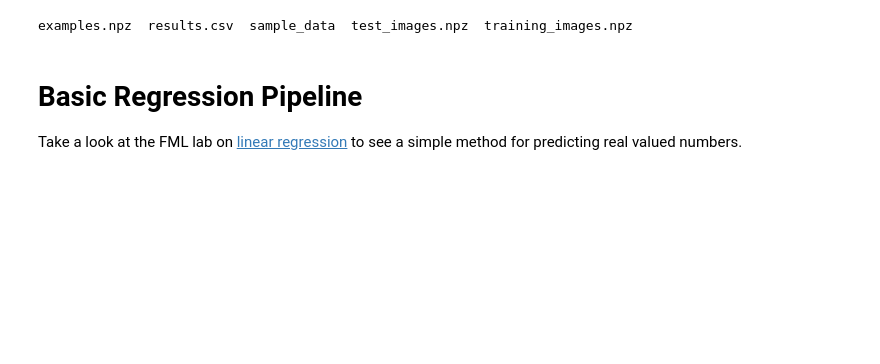
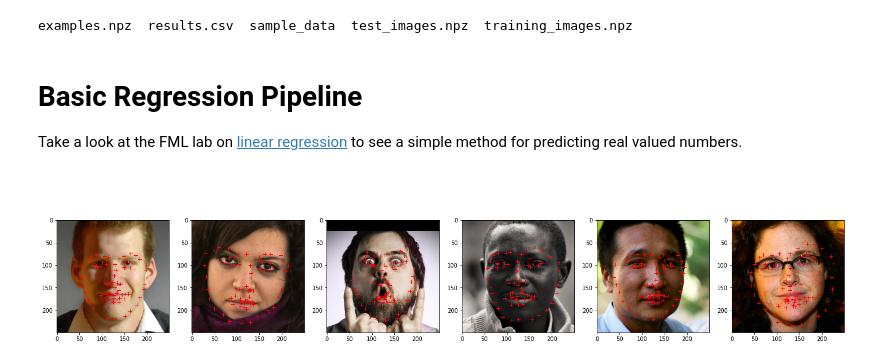
Before and after one commit to LordLean/Computer-Vision, a Jupyter notebook: CV_Labs/CV_183708.ipynb, the cells around one changed output. Saved outputs shown, nothing was run; the diff lists cells and outputs as text; code cells hidden in the pictures; blank space fills up the shorter version.

```diff
--- a/CV_Labs/CV_183708.ipynb
+++ b/CV_Labs/CV_183708.ipynb
@@ -610,14 +785,14 @@ from tensorflow.keras.layers import Dense, Dropout, Activation, Flatten, Conv2D,
 norm_train_images = train_images/255
 # Train Test split
 X_train = norm_train_images[:-500]
-X_test = norm_train_images[:500]
+X_test = norm_train_images[-500:]
 
 # Norm y
 y = train_pts/250
 y = np.reshape(y,(-1,136))
 # Train Test split
 y_train = y[:-500]
-y_test = y[:500]
+y_test = y[-500:]
 
 
 
@@ -654,8 +829,33 @@ for i in range(2):
 
 
 # 14.9941595471739
-euc_mean = np.zeros((1,500)).flatten()
-for i in range(500):
-  avg = np.mean(euclid_dist(predictions[i].reshape(68,2),train_pts[2311+i]))
-  euc_mean[i] = avg
-np.mean(euc_mean)
+average_euclidian_dist(predictions)
+# %%
+#@title Example Images
+preds = model.predict(example_images/255)
+preds *= 250
+
+f, axarr = plt.subplots(1,6, figsize=(25,25))
+for i in range(6):
+  axarr[i].imshow(example_images[i])
+  axarr[i].plot(preds[i].reshape(68,2)[:, 0], preds[i].reshape(68,2)[:, 1], '+r')
+
+  axarr[i].imshow(example_images[i])
+  axarr[i].plot(preds[i].reshape(68,2)[:, 0], preds[i].reshape(68,2)[:, 1], '+r')
+
+  axarr[i].imshow(example_images[i])
+  axarr[i].plot(preds[i].reshape(68,2)[:, 0], preds[i].reshape(68,2)[:, 1], '+r')
+
+  axarr[i].imshow(example_images[i])
+  axarr[i].plot(preds[i].reshape(68,2)[:, 0], preds[i].reshape(68,2)[:, 1], '+r')
+
+  axarr[i].imshow(example_images[i])
+  axarr[i].plot(preds[i].reshape(68,2)[:, 0], preds[i].reshape(68,2)[:, 1], '+r')
+
+  axarr[i].imshow(example_images[i])
+  axarr[i].plot(preds[i].reshape(68,2)[:, 0], preds[i].reshape(68,2)[:, 1], '+r')
+
+  axarr[i].imshow(example_images[i])
+  axarr[i].plot(preds[i].reshape(68,2)[:, 0], preds[i].reshape(68,2)[:, 1], '+r')
+# %% [output]
+[figure, added]
```
Also changed, not shown: parts of 32 cells of this notebook.
